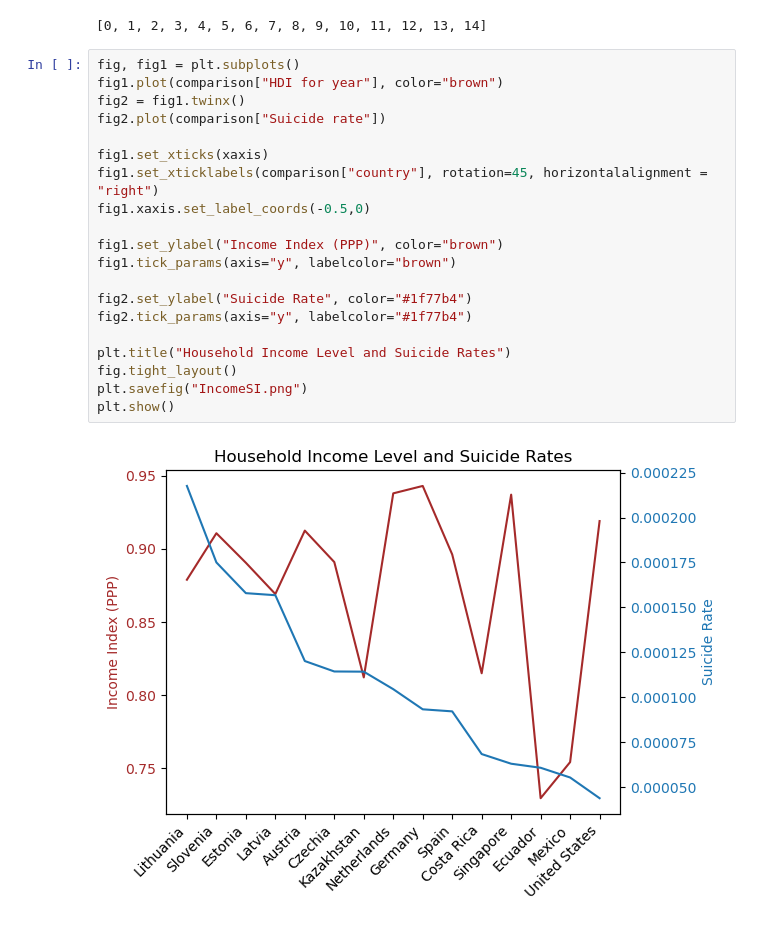
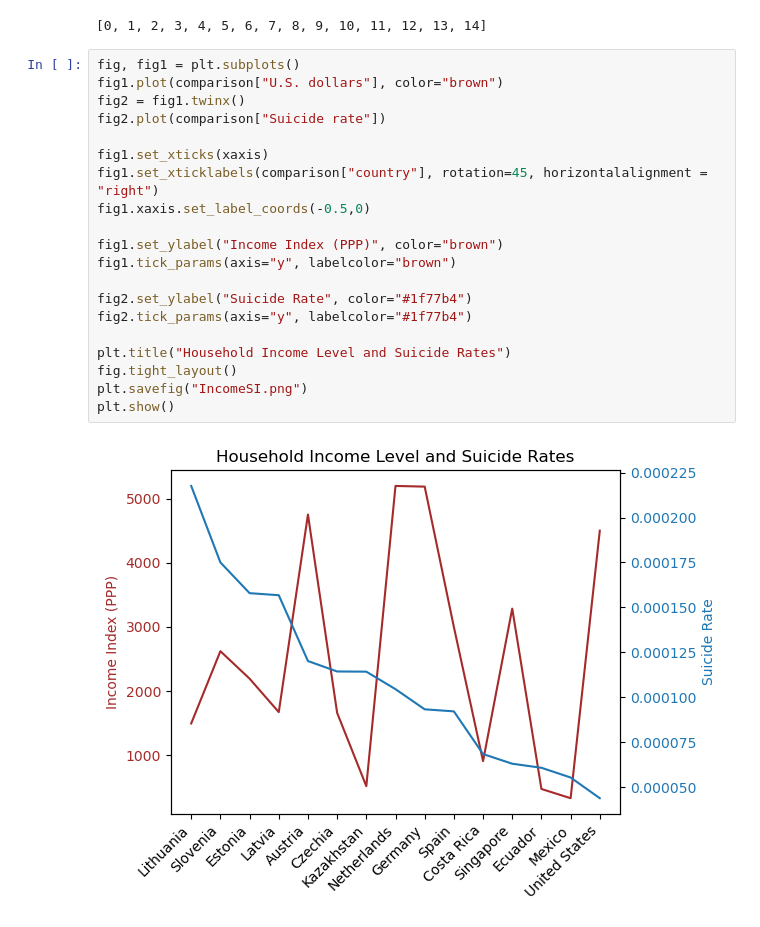
Before and after one commit to kendraliu/Project-One-An-Analysis-of-Suicide-Rate-and-Several-Factors, a Jupyter notebook: Does high-income guarantee better mental health?.ipynb, the cells around one changed output. Saved outputs shown, nothing was run; the diff lists cells and outputs as text.

Commit message:
fixed the line graph

```diff
--- a/Does high-income guarantee better mental health?.ipynb
+++ b/Does high-income guarantee better mental health?.ipynb
@@ -132,23 +132,23 @@ xaxis
 [0, 1, 2, 3, 4, 5, 6, 7, 8, 9, 10, 11, 12, 13, 14]
 # %%
 fig, fig1 = plt.subplots()
-fig1.plot(comparison["HDI for year"], color="brown")
+fig1.plot(comparison["U.S. dollars"], color="brown")
 fig2 = fig1.twinx()
 fig2.plot(comparison["Suicide rate"])
 
 fig1.set_xticks(xaxis)
 fig1.set_xticklabels(comparison["country"], rotation=45, horizontalalignment = "right")
 fig1.xaxis.set_label_coords(-0.5,0)
 
 fig1.set_ylabel("Income Index (PPP)", color="brown")
 fig1.tick_params(axis="y", labelcolor="brown")
 
 fig2.set_ylabel("Suicide Rate", color="#1f77b4")
 fig2.tick_params(axis="y", labelcolor="#1f77b4")
 
 plt.title("Household Income Level and Suicide Rates")
 fig.tight_layout()
 plt.savefig("IncomeSI.png")
 plt.show()
 # %% [output]
-[figure, old version]
+[figure, new version]
```
Also changed, not shown: 1 other file.
